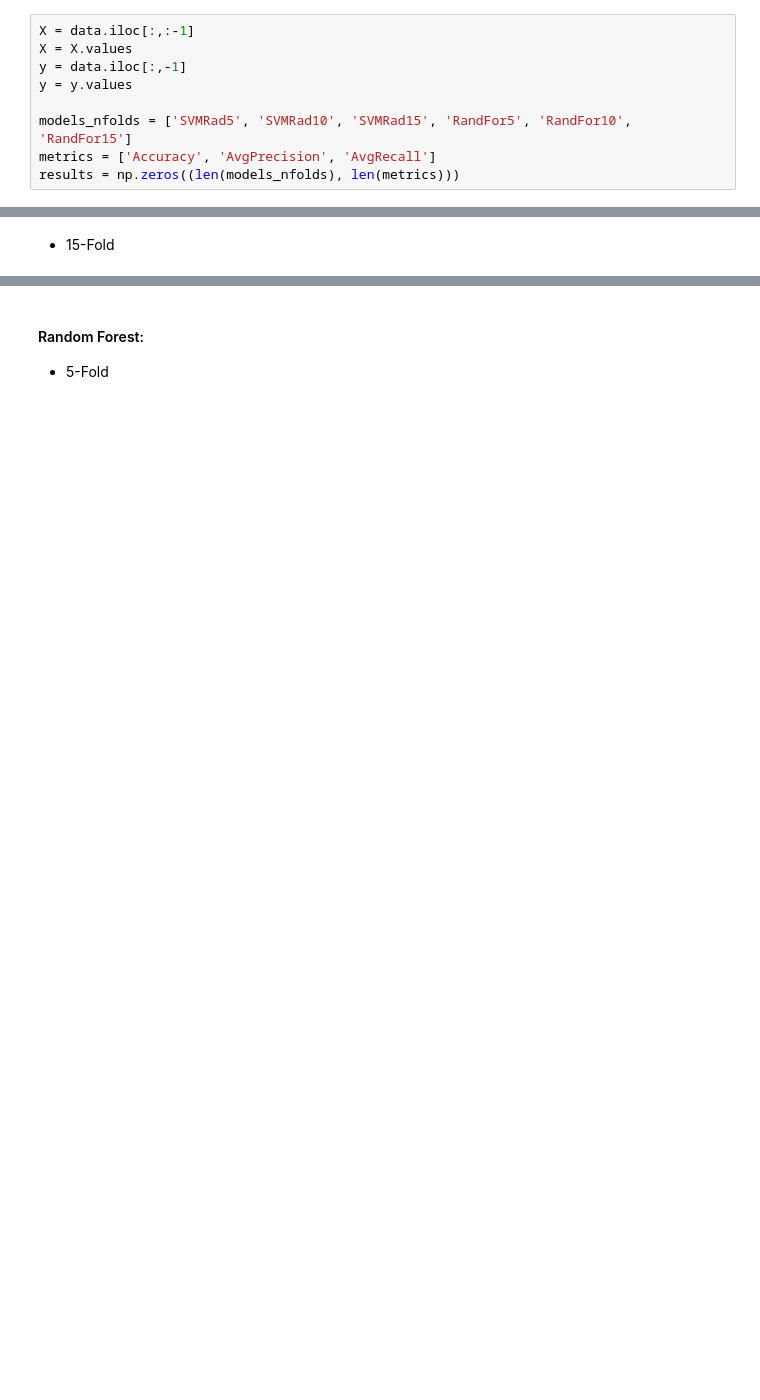
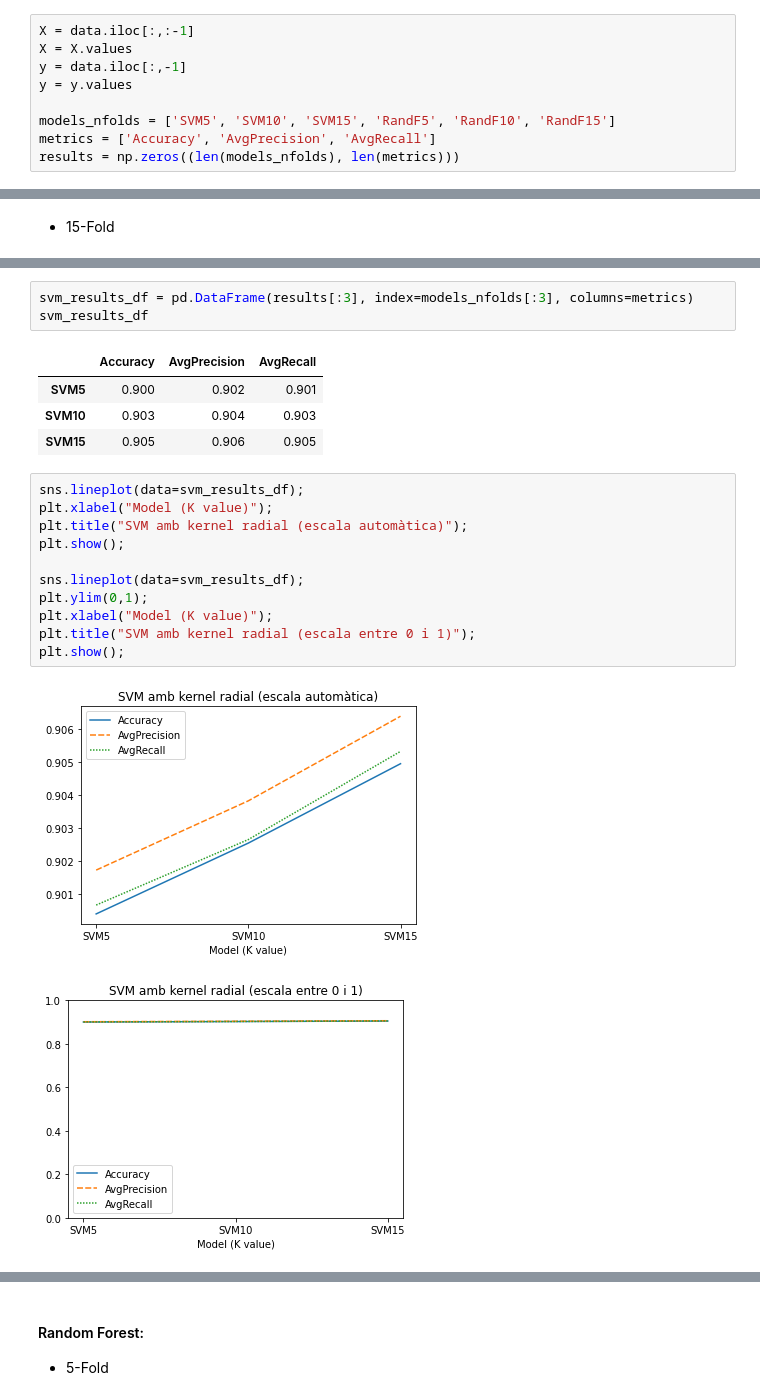
Before and after one commit to UnRusoEnBolas/APC_Practica2_Classificacio, a Jupyter notebook: GPA305_1030_Practica2_Classificacio.ipynb, the cells around one changed output, grey strips where cells are left out. Cells and saved outputs as stored; diff of their text form; blank space fills up the shorter version.

```diff
--- a/GPA305_1030_Practica2_Classificacio.ipynb
+++ b/GPA305_1030_Practica2_Classificacio.ipynb
@@ -326,7 +332,7 @@ X = X.values
 y = data.iloc[:,-1]
 y = y.values
 
-models_nfolds = ['SVMRad5', 'SVMRad10', 'SVMRad15', 'RandFor5', 'RandFor10', 'RandFor15']
+models_nfolds = ['SVM5', 'SVM10', 'SVM15', 'RandF5', 'RandF10', 'RandF15']
 metrics = ['Accuracy', 'AvgPrecision', 'AvgRecall']
 results = np.zeros((len(models_nfolds), len(metrics)))
 # %% [markdown]
@@ -402,0 +418,22 @@ results[2]=res
+# %%
+svm_results_df = pd.DataFrame(results[:3], index=models_nfolds[:3], columns=metrics)
+svm_results_df
+# %% [output]
+|  | Accuracy | AvgPrecision | AvgRecall |
+| SVM5 | 0.900 | 0.902 | 0.901 |
+| SVM10 | 0.903 | 0.904 | 0.903 |
+| SVM15 | 0.905 | 0.906 | 0.905 |
+# %%
+sns.lineplot(data=svm_results_df);
+plt.xlabel("Model (K value)");
+plt.title("SVM amb kernel radial (escala automàtica)");
+plt.show();
+
+sns.lineplot(data=svm_results_df);
+plt.ylim(0,1);
+plt.xlabel("Model (K value)");
+plt.title("SVM amb kernel radial (escala entre 0 i 1)");
+plt.show();
+# %% [output]
+[figure, added]
+[figure, added]
```
Also changed, not shown: parts of 37 cells of this notebook.
